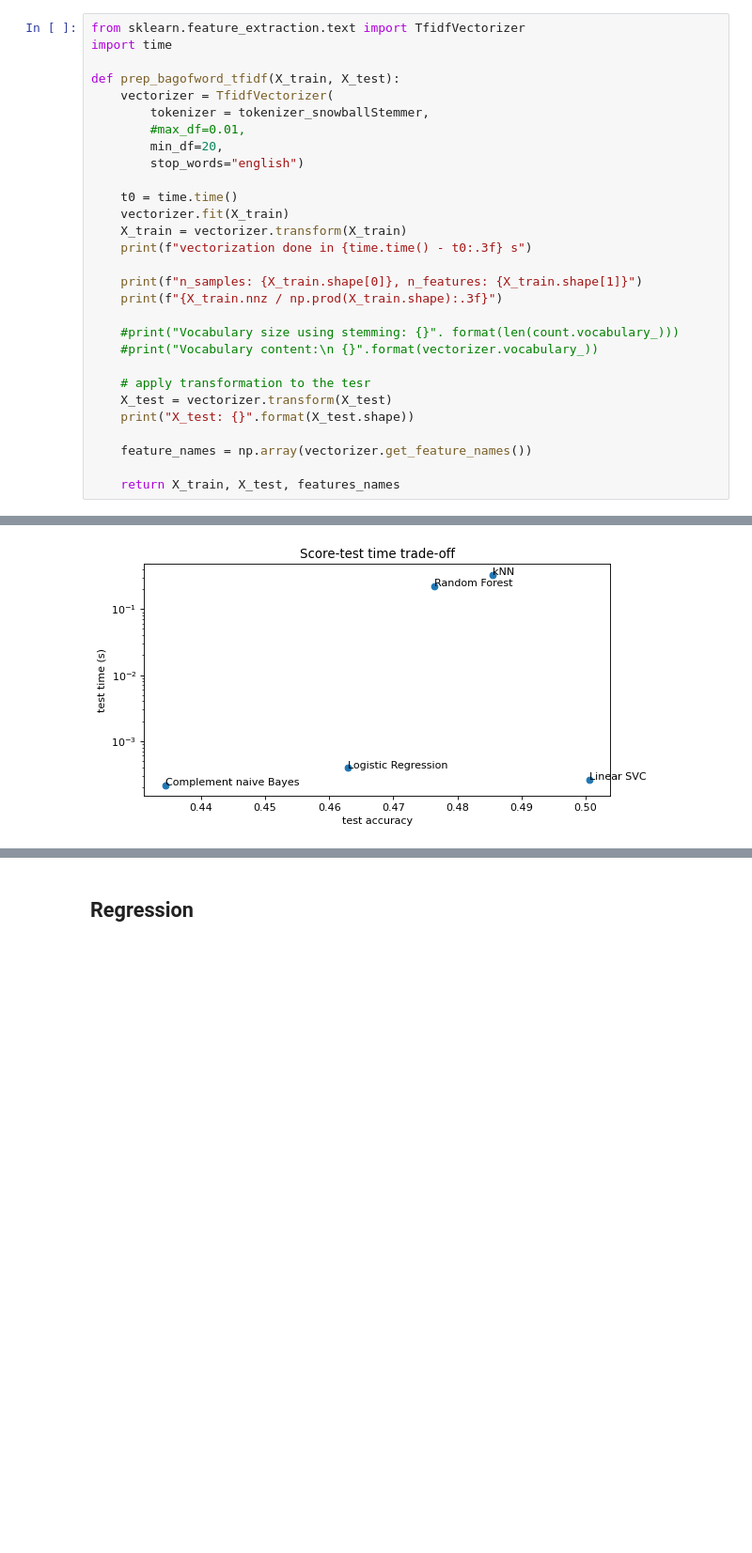
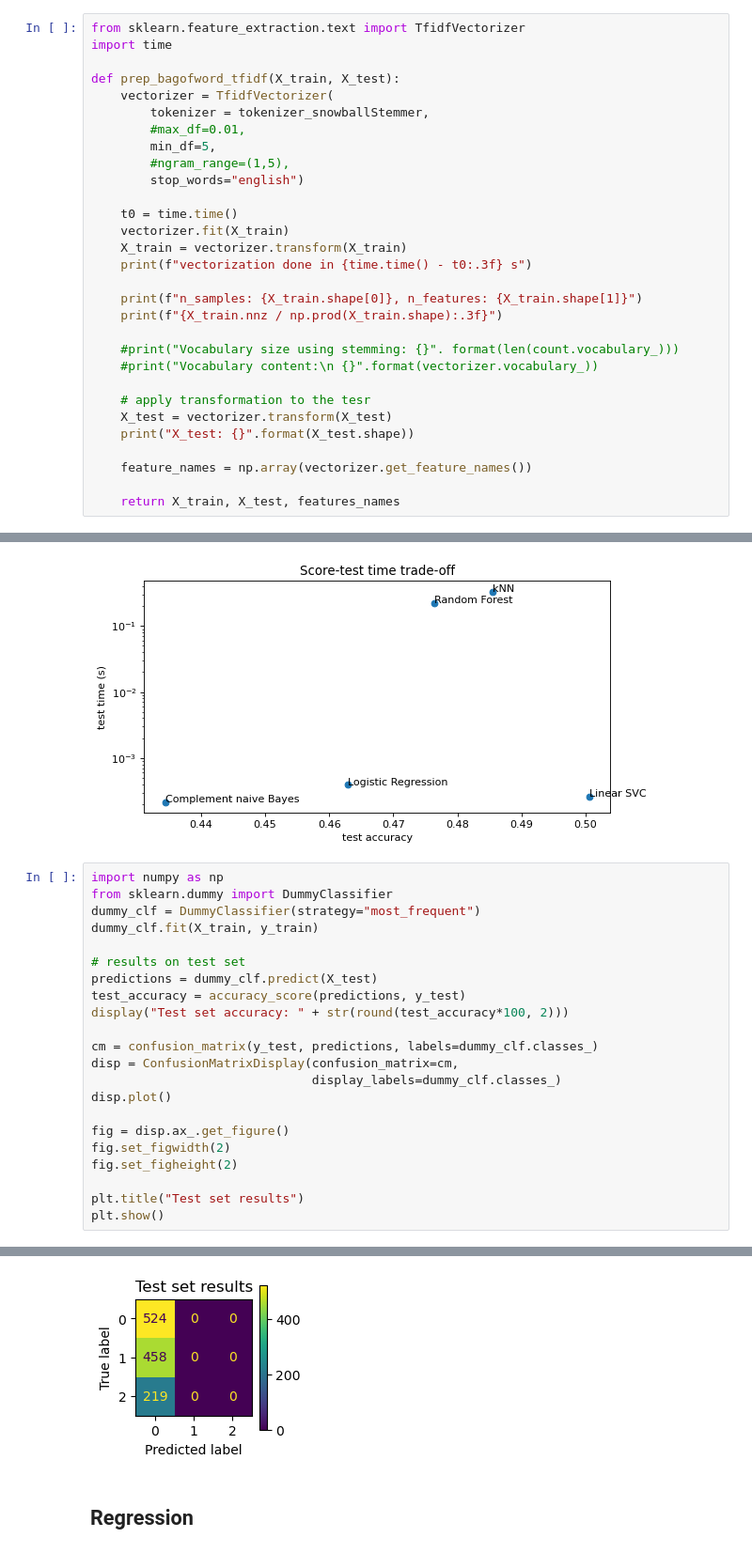
Before and after one commit to giemsei/dssc-ml, a Jupyter notebook: preprocessing.ipynb, the cells around one changed output, grey strips where cells are left out. Shown at 94% size. Drawn from its saved outputs; the diff is of its cells as text; blank space fills up the shorter version.

```diff
--- a/preprocessing.ipynb
+++ b/preprocessing.ipynb
@@ -205,7 +213,8 @@ def prep_bagofword_tfidf(X_train, X_test):
     vectorizer = TfidfVectorizer(
         tokenizer = tokenizer_snowballStemmer,
         #max_df=0.01,
-        min_df=20,
+        min_df=5,
+        #ngram_range=(1,5),
         stop_words="english")
 
     t0 = time.time()
@@ -485,3 +496,26 @@ for i, txt in enumerate(clf_names):
 [figure]
 [figure]
 [figure]
+# %%
+import numpy as np
+from sklearn.dummy import DummyClassifier
+dummy_clf = DummyClassifier(strategy="most_frequent")
+dummy_clf.fit(X_train, y_train)
+
+# results on test set
+predictions = dummy_clf.predict(X_test)
+test_accuracy = accuracy_score(predictions, y_test)
+display("Test set accuracy: " + str(round(test_accuracy*100, 2)))
+
+cm = confusion_matrix(y_test, predictions, labels=dummy_clf.classes_)
+disp = ConfusionMatrixDisplay(confusion_matrix=cm,
+                              display_labels=dummy_clf.classes_)
+disp.plot()
+
+fig = disp.ax_.get_figure()
+fig.set_figwidth(2)
+fig.set_figheight(2)
+
+plt.title("Test set results")
+plt.show()
+# %% [output]
@@ -488,3 +523,4 @@ for i, txt in enumerate(clf_names):
+[figure, added]
 # %% [markdown]
 ## Regression
 # %%
```
Also changed, not shown: parts of 9 cells of this notebook, 1 other file.
